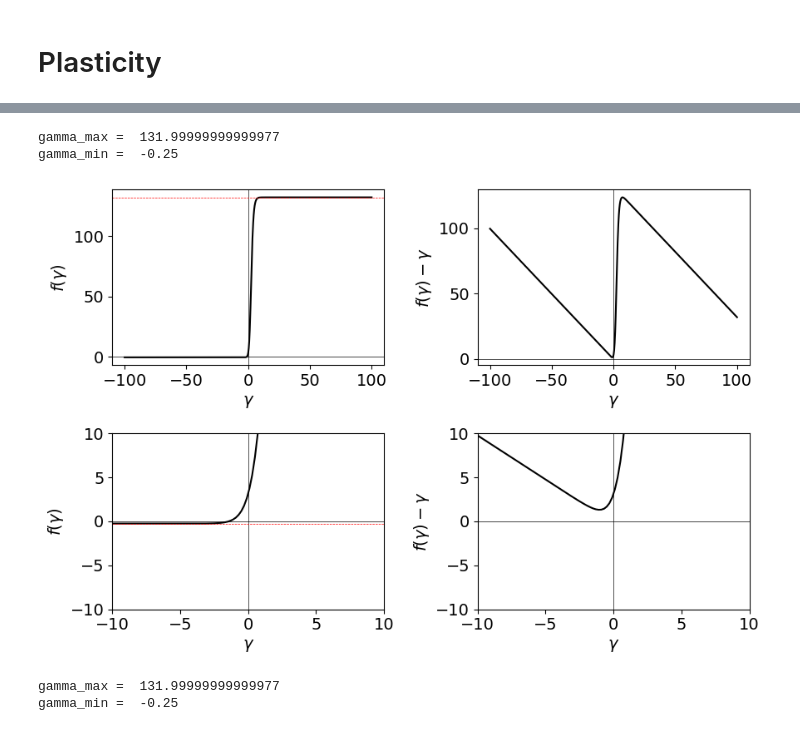
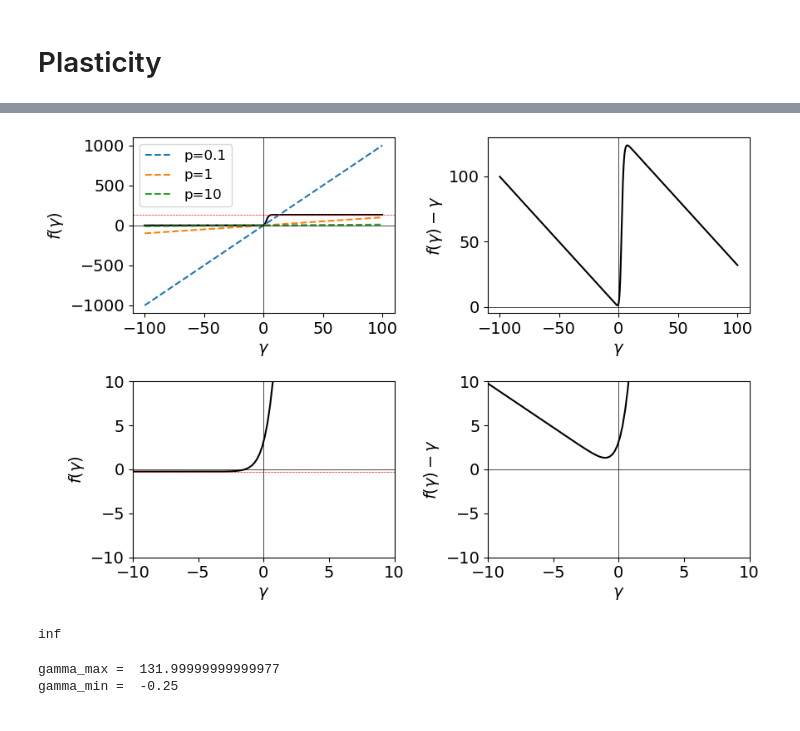
Before and after one commit to gbarzon/Information_plasticity, a Jupyter notebook: Linear.ipynb, the cells around one changed output, grey strips where cells are left out. Cells and saved outputs as stored; diff of their text form; code cells hidden in the pictures.

```diff
--- a/Linear.ipynb
+++ b/Linear.ipynb
@@ -33,15 +38,15 @@ plt.rc('legend',fontsize=12)
 # %%
 ### Info system
 r = 1.
-D = .1
-lmbd = 0
+D = .5
+lmbd = -1
 
 ### Info input
-M = 2
+M = 3
 tau_h = 1
 wup = 1 / tau_h
 wdown = 1 / tau_h
-delta_h = 0.5
+delta_h = 0.7 #0.3 * np.sqrt(5)
 hs = np.arange(M) * delta_h
 hs = np.stack([hs, lmbd * hs])
 
@@ -180,10 +183,6 @@ def gamma_self_consistency_max(k, w, p, D, r, hE, hI):
     return k * p * (2 * D * r + (hE - hI)**2 ) / (k-1)**2 / r**2
 
 @nb.njit
-def gamma_self_consistency_max(k, w, p, D, r, hE, hI):
-    return k * p * (2 * D * r + (hE - hI)**2 ) / (k-1)**2 / r**2
-
-@nb.njit
 def gamma_self_consistency_min(k, w, p, D, r, hE, hI):
     return p * hE * hI / r**2
 # %%
@@ -213,20 +267,22 @@ h = .5
 p = 1.
 lmbd = -1
 
+ps = [0.1, 1, 10]
+
 gammas = np.linspace(-100, 100, 1000)
-
-gamma_star = gamma_self_consistency(GAMMAS, k, w, p, D, r, h, LMBDS*h)
-
-print('gamma_max = ', gamma_self_consistency_max(k, w, p, D, r, h, lmbd*h))
-print('gamma_min = ', gamma_self_consistency_min(k, w, p, D, r, h, lmbd*h))
-
 
 plt.figure(figsize=(9,6))
 
 plt.subplot(2,2,1)
 plt.plot(gammas, gamma_self_consistency(gammas, k, w, p, D, r, h, lmbd*h), c='k')
+
+for tmp_p in ps:
+    plt.plot(gammas, gammas / tmp_p, label= f'p={tmp_p}', ls='--')
+
 plt.axhline(0, ls='-', c='k', lw=0.5)
 plt.axvline(0, ls='-', c='k', lw=0.5)
+
+plt.legend()
 
 #plt.axhline(gamma_self_consistency_min(k, w, p, D, r, h, lmbd*h), c='r', ls='--', lw=0.5)
 plt.axhline(gamma_self_consistency_max(k, w, p, D, r, h, lmbd*h), c='r', ls='--', lw=0.5)
@@ -243,36 +299,38 @@ plt.xlabel(r'$\gamma$')
 plt.ylabel(r'$f(\gamma) - \gamma$')
 
 plt.subplot(2,2,3)
 plt.plot(gammas, gamma_self_consistency(gammas, k, w, p, D, r, h, lmbd*h), c='k')
 plt.axhline(0, ls='-', c='k', lw=0.5)
 plt.axvline(0, ls='-', c='k', lw=0.5)
 
 plt.xlim(-10, 10)
 plt.ylim(-10, 10)
 
 plt.axhline(gamma_self_consistency_min(k, w, p, D, r, h, lmbd*h), c='r', ls='--', lw=0.5)
 #plt.axhline(gamma_self_consistency_max(k, w, p, D, r, h, lmbd*h), c='r', ls='--', lw=0.5)
 
 plt.xlabel(r'$\gamma$')
 plt.ylabel(r'$f(\gamma)$')
 
 plt.subplot(2,2,4)
 plt.plot(gammas, gamma_self_consistency(gammas, k, w, p, D, r, h, lmbd*h) - gammas, c='k')
 plt.axhline(0, ls='-', c='k', lw=0.5)
 plt.axvline(0, ls='-', c='k', lw=0.5)
 
 plt.xlabel(r'$\gamma$')
 plt.ylabel(r'$f(\gamma) - \gamma$')
 
 plt.xlim(-10, 10)
 plt.ylim(-10, 10)
 
 plt.tight_layout()
 plt.show()
 # %% [output]
-gamma_max =  131.99999999999977
-gamma_min =  -0.25
-[figure, old version]
+[figure, new version]
+# %%
+gamma -> gamma * w -> eta -> mutual -> mutual limit gamma -> infinity
+# %% [output]
+inf
 # %%
 k = 1.1
 w = .1
```
Also changed, not shown: parts of 10 cells of this notebook, 3 other files.
